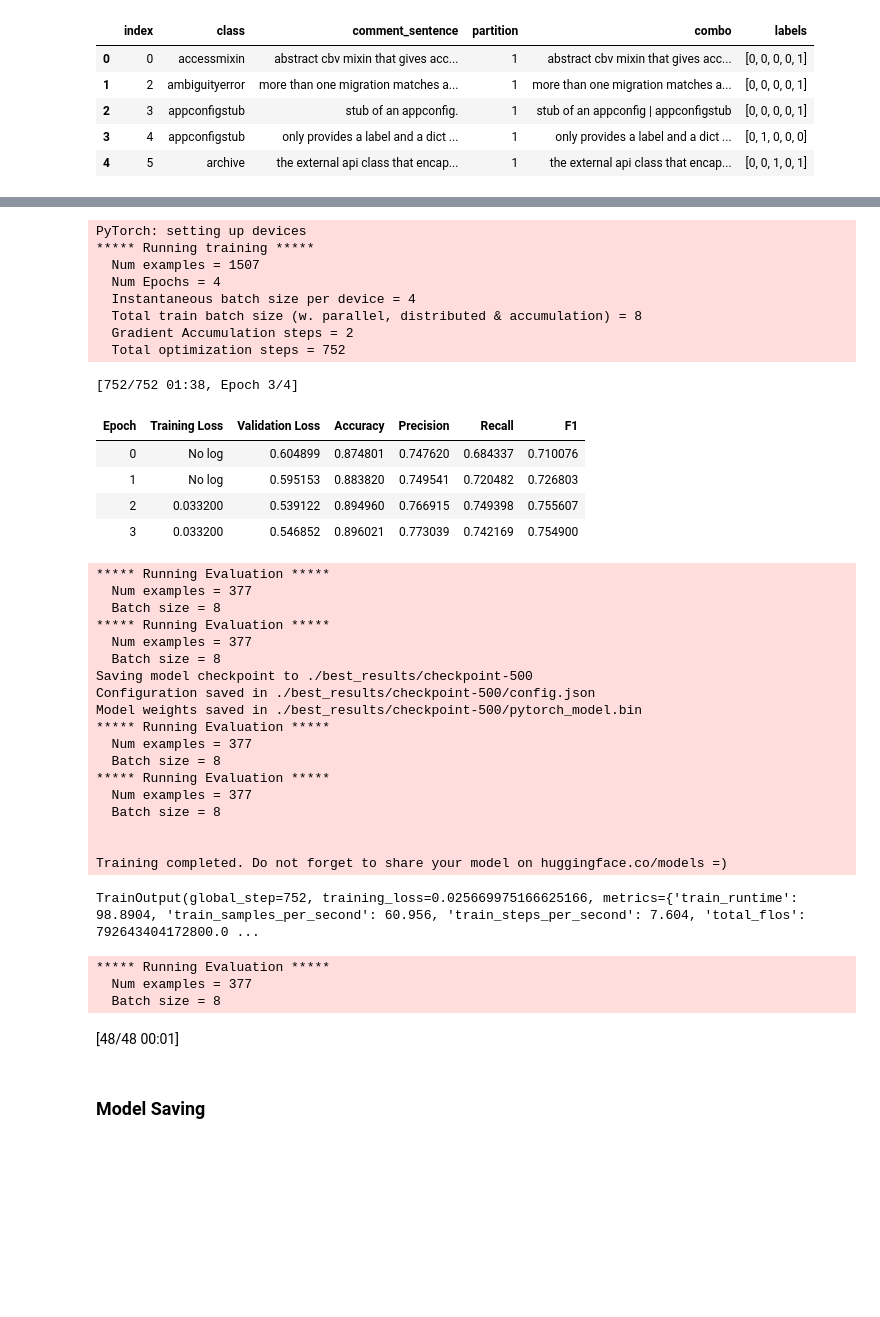
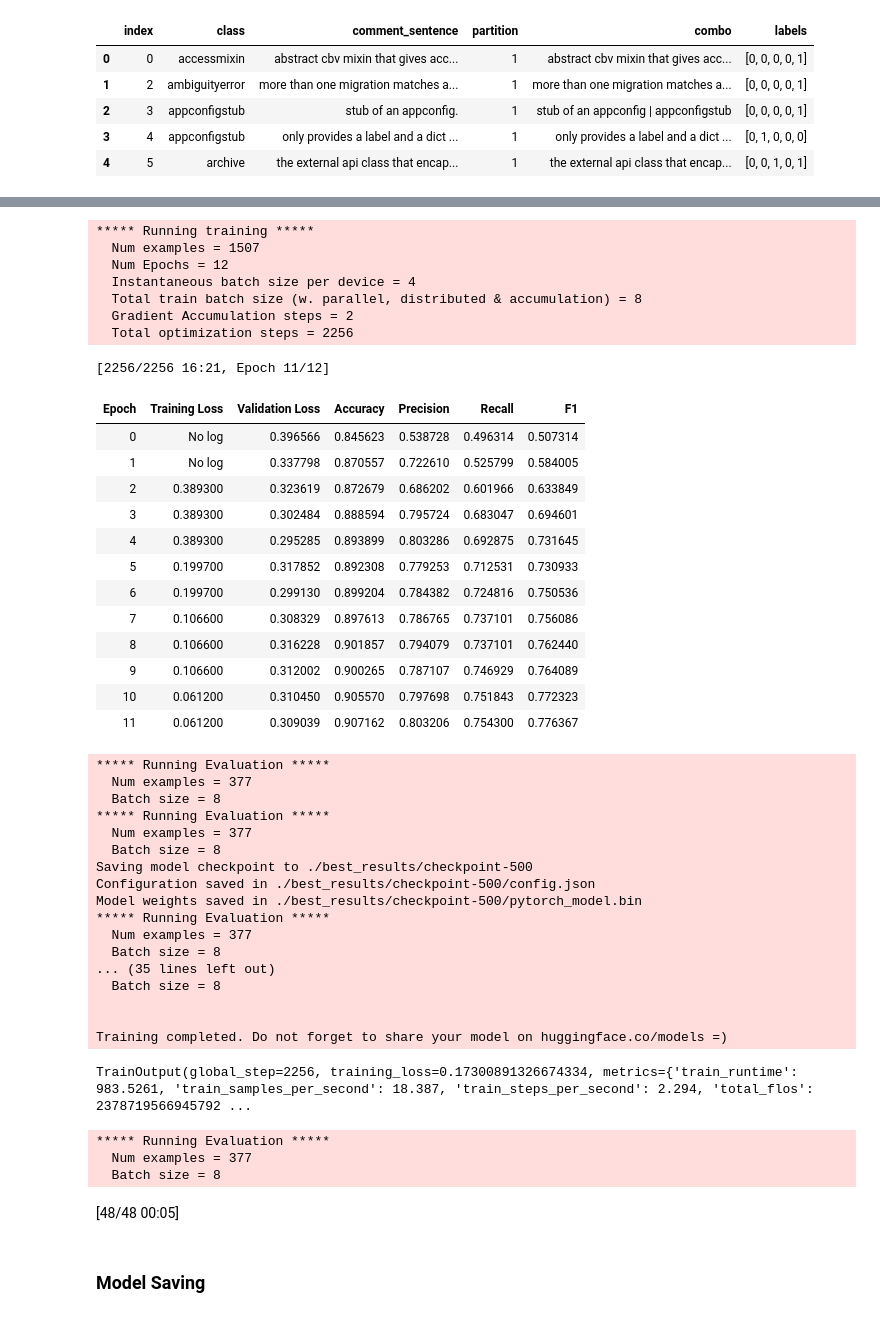
Before and after one commit to WajidAli05/NLBSE-Tool-competition-Code-Comment-Classification, a Jupyter notebook: codebert_base_python.ipynb, the cells around one changed output, grey strips where cells are left out. Drawn from its saved outputs; the diff is of its cells as text; code cells hidden in the pictures; blank space fills up the shorter version.

```diff
--- a/codebert_base_python.ipynb
+++ b/codebert_base_python.ipynb
@@ -304,42 +227,47 @@ PyTorch: setting up devices
 # %%
-best_hyperparams = study.best_trial.params
-
 training_args = TrainingArguments(
     output_dir="./best_results",
-    num_train_epochs=best_hyperparams["num_train_epochs"],
-    per_device_train_batch_size=best_hyperparams["batch_size"],
-    per_device_eval_batch_size=best_hyperparams["batch_size"] * 2,
-    learning_rate=best_hyperparams["learning_rate"],
-    weight_decay=best_hyperparams["weight_decay"],
+    num_train_epochs=12,
+    per_device_train_batch_size=4,
+    per_device_eval_batch_size=4 * 2,
+    learning_rate=2e-05,
+    weight_decay=0.023,
     warmup_steps=10,
     evaluation_strategy="epoch",
     gradient_accumulation_steps=2,
     report_to="none",
 )
 
 trainer = OneHotTrainer(
     model=model,
     args=training_args,
     train_dataset=train_dataset,
     eval_dataset=eval_dataset,
     compute_metrics=compute_metrics,
 )
 trainer.train()
 # %% [output]
-PyTorch: setting up devices
 ***** Running training *****
   Num examples = 1507
-  Num Epochs = 4
+  Num Epochs = 12
   Instantaneous batch size per device = 4
   Total train batch size (w. parallel, distributed & accumulation) = 8
   Gradient Accumulation steps = 2
-  Total optimization steps = 752
+  Total optimization steps = 2256
-[752/752 01:38, Epoch 3/4]
+[2256/2256 16:21, Epoch 11/12]
 | Epoch | Training Loss | Validation Loss | Accuracy | Precision | Recall | F1 |
-| 0 | No log | 0.604899 | 0.874801 | 0.747620 | 0.684337 | 0.710076 |
-| 1 | No log | 0.595153 | 0.883820 | 0.749541 | 0.720482 | 0.726803 |
-| 2 | 0.033200 | 0.539122 | 0.894960 | 0.766915 | 0.749398 | 0.755607 |
-| 3 | 0.033200 | 0.546852 | 0.896021 | 0.773039 | 0.742169 | 0.754900 |
+| 0 | No log | 0.396566 | 0.845623 | 0.538728 | 0.496314 | 0.507314 |
+| 1 | No log | 0.337798 | 0.870557 | 0.722610 | 0.525799 | 0.584005 |
+| 2 | 0.389300 | 0.323619 | 0.872679 | 0.686202 | 0.601966 | 0.633849 |
+| 3 | 0.389300 | 0.302484 | 0.888594 | 0.795724 | 0.683047 | 0.694601 |
+| 4 | 0.389300 | 0.295285 | 0.893899 | 0.803286 | 0.692875 | 0.731645 |
+| 5 | 0.199700 | 0.317852 | 0.892308 | 0.779253 | 0.712531 | 0.730933 |
+| 6 | 0.199700 | 0.299130 | 0.899204 | 0.784382 | 0.724816 | 0.750536 |
+| 7 | 0.106600 | 0.308329 | 0.897613 | 0.786765 | 0.737101 | 0.756086 |
+| 8 | 0.106600 | 0.316228 | 0.901857 | 0.794079 | 0.737101 | 0.762440 |
+| 9 | 0.106600 | 0.312002 | 0.900265 | 0.787107 | 0.746929 | 0.764089 |
+| 10 | 0.061200 | 0.310450 | 0.905570 | 0.797698 | 0.751843 | 0.772323 |
+| 11 | 0.061200 | 0.309039 | 0.907162 | 0.803206 | 0.754300 | 0.776367 |
 ***** Running Evaluation *****
   Num examples = 377
   Batch size = 8
@@ -352,20 +280,19 @@ Model weights saved in ./best_results/checkpoint-500/pytorch_model.bin
 ***** Running Evaluation *****
   Num examples = 377
   Batch size = 8
-***** Running Evaluation *****
-  Num examples = 377
+... (35 lines left out)
   Batch size = 8
 
 
 Training completed. Do not forget to share your model on huggingface.co/models =)
-TrainOutput(global_step=752, training_loss=0.025669975166625166, metrics={'train_runtime': 98.8904, 'train_samples_per_second': 60.956, 'train_steps_per_second': 7.604, 'total_flos': 792643404172800.0 ...
+TrainOutput(global_step=2256, training_loss=0.17300891326674334, metrics={'train_runtime': 983.5261, 'train_samples_per_second': 18.387, 'train_steps_per_second': 2.294, 'total_flos': 2378719566945792 ...
 # %%
 eval_results = trainer.evaluate()
 # %% [output]
 ***** Running Evaluation *****
   Num examples = 377
   Batch size = 8
-[48/48 00:01]
+[48/48 00:05]
 # %% [markdown]
 ### Model Saving
 # %%
```
Also changed, not shown: parts of 16 cells of this notebook, 15 other files.
